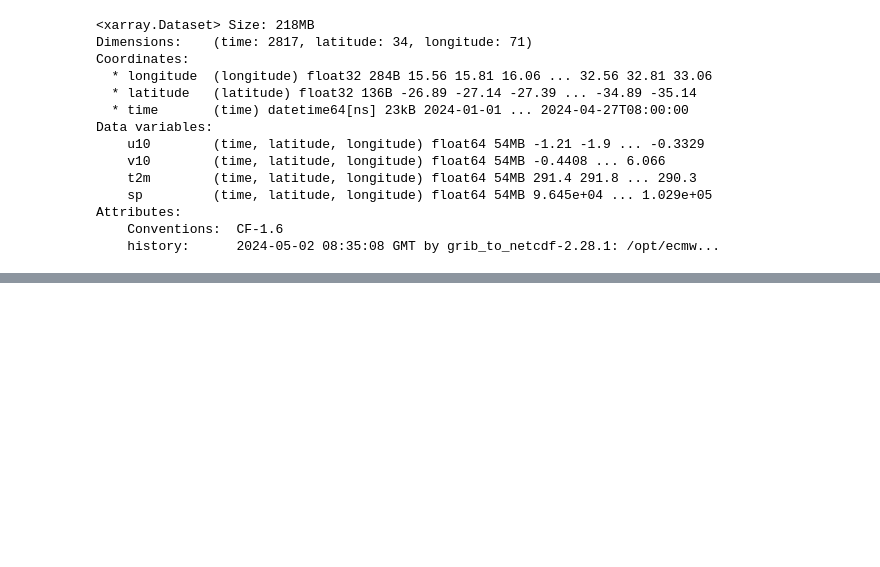
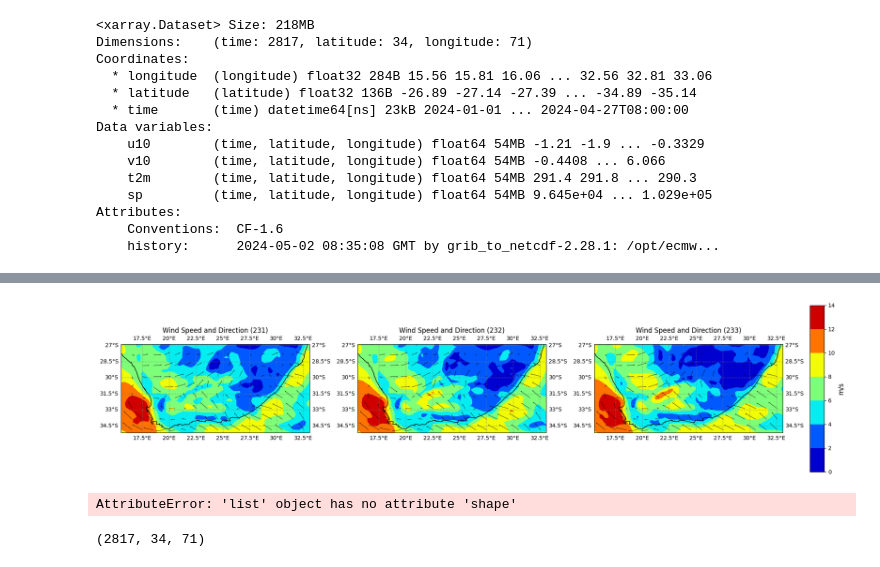
Before and after one commit to Divanvdb/Forecasting_Tools, a Jupyter notebook: 7_DataAnalysis.ipynb, the cells around one changed output, grey strips where cells are left out. Drawn from its saved outputs; the diff is of its cells as text; code cells hidden in the pictures; blank space fills up the shorter version.

```diff
--- a/7_DataAnalysis.ipynb
+++ b/7_DataAnalysis.ipynb
@@ -64,0 +157,43 @@ plt.show()
+# %%
+seed += 10
+skip = 4
+Projection = ccrs.PlateCarree()
+
+fig, axs = plt.subplots(1, 3, figsize=(18, 6), subplot_kw={'projection': Projection})
+
+for i, ax in enumerate(axs):
+    cf = ax.contourf(lon, lat, WS[seed + i, :, :], cmap='jet')
+    ax.quiver(lon[::skip], lat[::skip], wind_u[seed + i, ::skip, ::skip], wind_v[5, ::skip, ::skip],
+              scale_units='xy', scale=8, width=0.0015)
+    ax.coastlines()
+    gl = ax.gridlines(crs=Projection, draw_labels=True, linewidth=1, color='gray', alpha=0.5, linestyle='--')
+    ax.set_title(f'Wind Speed and Direction ({seed + i})', fontsize=12)
+
+# Add colorbar
+cbar_ax = fig.add_axes([1, 0.15, 0.02, 0.7])  # [left, bottom, width, height]
+cb = plt.colorbar(cf, cax=cbar_ax)
+cb.set_label('m/s', fontsize=12)
+
+plt.tight_layout()
+plt.show()
+# %% [output]
+[figure, added]
+# %%
+X.shape
+# %% [output]
+AttributeError: 'list' object has no attribute 'shape'
+# %%
+X.shape
+
+model = Sequential([
+    Conv2D(32, kernel_size=(3, 3), activation='relu', input_shape=(time_steps, height, width, channels)),
+    MaxPooling2D(pool_size=(2, 2)),
+    Flatten(),
+    Dense(128, activation='relu'),
+    Dense(2)  # Output layer for predicting u10 and v10 components
+])
+
+model.compile(optimizer='adam', loss='mse', metrics=['mae'])
+model.summary()
+# %% [output]
+(2817, 34, 71)
```
Also changed, not shown: parts of 16 cells of this notebook, 1 other file.
